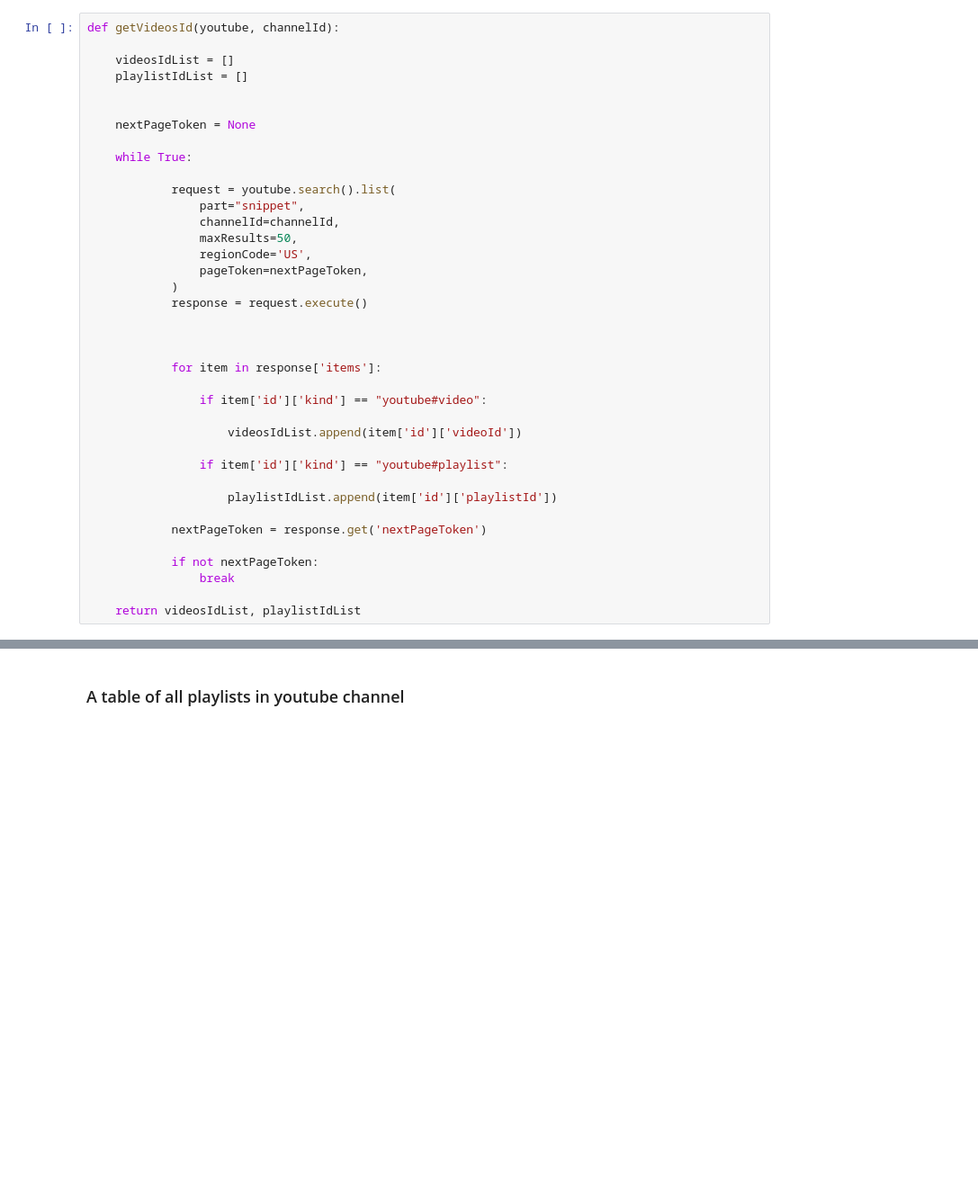
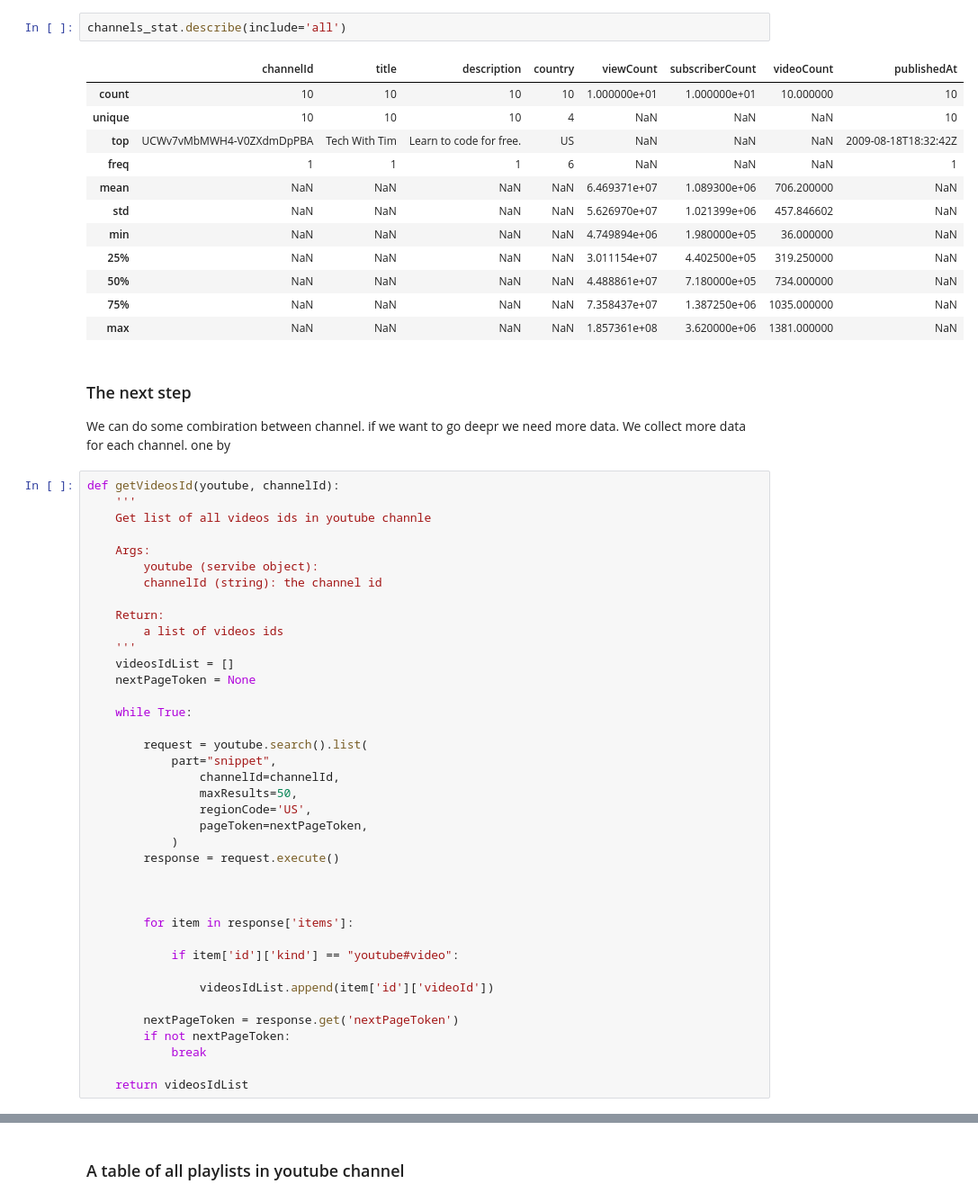
Before and after one commit to zakicode19/YouTubeApi, a Jupyter notebook: youtube_api.ipynb, the cells around one changed output, grey strips where cells are left out. Shown at 90% size. Cells and saved outputs as stored; diff of their text form; blank space fills up the shorter version.

```diff
--- a/youtube_api.ipynb
+++ b/youtube_api.ipynb
@@ -69,38 +264,57 @@ channel_stat.to_csv('channelDB.csv')
+# %%
+channels_stat.describe(include='all')
+# %% [output]
+|  | channelId | title | description | country | viewCount | subscriberCount | videoCount | publishedAt |
+| count | 10 | 10 | 10 | 10 | 1.000000e+01 | 1.000000e+01 | 10.000000 | 10 |
+| unique | 10 | 10 | 10 | 4 | NaN | NaN | NaN | 10 |
+| top | UCWv7vMbMWH4-V0ZXdmDpPBA | Tech With Tim | Learn to code for free. | US | NaN | NaN | NaN | 2009-08-18T18:32:42Z |
+| freq | 1 | 1 | 1 | 6 | NaN | NaN | NaN | 1 |
+| mean | NaN | NaN | NaN | NaN | 6.469371e+07 | 1.089300e+06 | 706.200000 | NaN |
+| std | NaN | NaN | NaN | NaN | 5.626970e+07 | 1.021399e+06 | 457.846602 | NaN |
+| min | NaN | NaN | NaN | NaN | 4.749894e+06 | 1.980000e+05 | 36.000000 | NaN |
+| 25% | NaN | NaN | NaN | NaN | 3.011154e+07 | 4.402500e+05 | 319.250000 | NaN |
+| 50% | NaN | NaN | NaN | NaN | 4.488861e+07 | 7.180000e+05 | 734.000000 | NaN |
+| 75% | NaN | NaN | NaN | NaN | 7.358437e+07 | 1.387250e+06 | 1035.000000 | NaN |
+| max | NaN | NaN | NaN | NaN | 1.857361e+08 | 3.620000e+06 | 1381.000000 | NaN |
+# %% [markdown]
+### The next step
+We can do some combiration between channel. if we want to go deepr we need more data. We collect more data for each channel. one by
 # %%
 def getVideosId(youtube, channelId):
+    '''
+    Get list of all videos ids in youtube channle
 
-	videosIdList = []
-	playlistIdList = []
+    Args:
+        youtube (servibe object):
+        channelId (string): the channel id
 
+    Return:
+        a list of videos ids
+    '''
+    videosIdList = []
+    nextPageToken = None
 
-	nextPageToken = None
+    while True:
 
-	while True:
-
-			request = youtube.search().list(
-		        part="snippet",
-		        channelId=channelId,
-		        maxResults=50,
-		        regionCode='US',
-		        pageToken=nextPageToken,
-	    	)
-			response = request.execute()
+        request = youtube.search().list(
+            part="snippet",
+                channelId=channelId,
+                maxResults=50,
+                regionCode='US',
+                pageToken=nextPageToken,
+            )
+        response = request.execute()
 
 
 
-			for item in response['items']:
+        for item in response['items']:
 
-				if item['id']['kind'] == "youtube#video":
+            if item['id']['kind'] == "youtube#video":
 
-					videosIdList.append(item['id']['videoId'])
+                videosIdList.append(item['id']['videoId'])
 
-				if item['id']['kind'] == "youtube#playlist":
+        nextPageToken = response.get('nextPageToken')
+        if not nextPageToken:
+            break
 
-					playlistIdList.append(item['id']['playlistId'])
-
-			nextPageToken = response.get('nextPageToken')
-
-			if not nextPageToken:
-				break
-
-	return videosIdList, playlistIdList
+    return videosIdList
```
Also changed, not shown: parts of 55 cells of this notebook, 1 other file.
